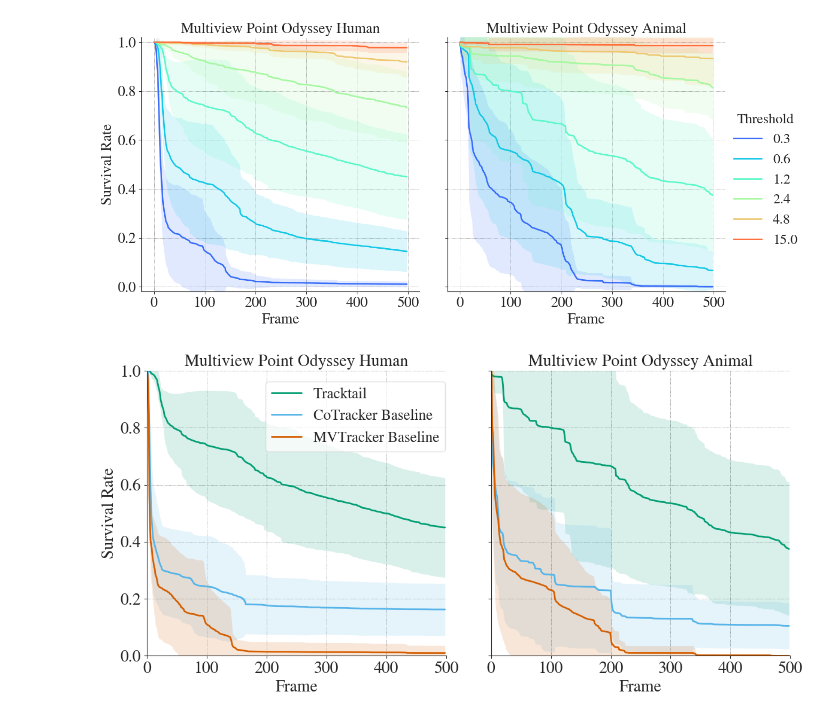
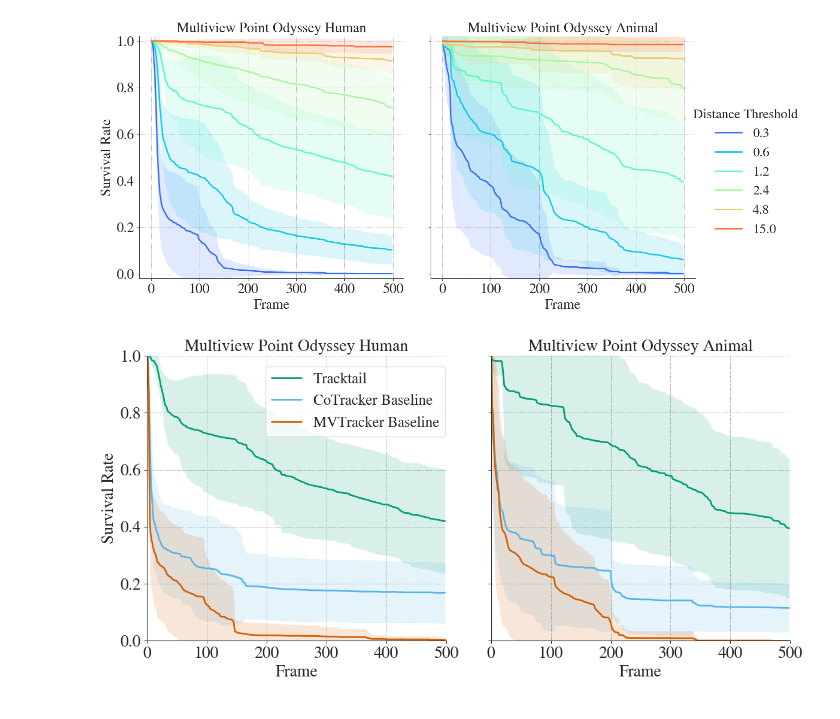
Before and after one commit to AI-HHMI/tracktail-paper, a Jupyter notebook: figure_survival.ipynb, the cells around one changed output. Drawn from its saved outputs; the diff is of its cells as text; code cells hidden in the pictures.

Commit message:
update figure notebooks

```diff
--- a/figure_survival.ipynb
+++ b/figure_survival.ipynb
@@ -13,8 +13,8 @@ matplotlib.rcParams.update({
     'mathtext.fontset': 'stix',
 })
 # %%
-data_path = '/home/ruppk2@hhmi.org/tracktail-paper/data/survival_curves_final.csv'
-outpath = '/home/ruppk2@hhmi.org/tracktail-paper/figures/v1'
+data_path = '/home/ruppk2@hhmi.org/tracktail-paper/data/v2/survival_curves.csv'
+outpath = '/home/ruppk2@hhmi.org/tracktail-paper/figures/v2'
 data = pd.read_csv(data_path)
 # %%
 # tracktail survival on mv po for various thresholds
@@ -27,7 +27,7 @@ fig, axs = plt.subplots(1, 2, figsize = (12, 6), sharey = True)
 axs = axs.flatten()
 
 palette = sns.color_palette('rainbow', n_colors = 6)
-tracktail_df = data[data['model'] == 'posetail']
+tracktail_df = data[data['model'] == 'posetail-4cams']
 datasets = ['human', 'animal']
 
 for i, (ax, dataset) in enumerate(zip(axs, datasets)):
@@ -62,36 +62,36 @@ for i, (ax, dataset) in enumerate(zip(axs, datasets)):
         ax.set_ylabel('Survival Rate', fontsize = fs)
     else:
         ax.set_ylabel('')
 
     # ax.set_title(f'{dataset.capitalize()}', fontsize = fs)
     ax.set_title(f'Multiview Point Odyssey {dataset.capitalize()}', fontsize = fs)
     ax.tick_params(axis = 'x', labelsize = fs)
     ax.tick_params(axis = 'y', labelsize = fs)
     ax.get_legend().remove()
     ax.grid(True, linestyle=':', color = 'k', linewidth=0.5, alpha=0.8)
     ax.set_ylim([-0.02, 1.02])
 
 # single shared legend outside the subplots
 handles, labels = ax.get_legend_handles_labels()
 fig.legend(handles, labels,
-           title = 'Threshold',
+           title = 'Distance Threshold',
            title_fontsize = fs - 1,
            loc='upper center',
-           bbox_to_anchor = (1.05, 0.73),
+           bbox_to_anchor = (1.07, 0.73),
            frameon = False,
            fontsize = fs - 1)
 
 plt.tight_layout()
 plt.subplots_adjust(wspace = 0.1)
 sns.despine()
 
 outdir = os.path.dirname(outpath)
 if outdir:
     os.makedirs(outdir, exist_ok=True)
 
 fig.savefig(os.path.join(outpath, 'po_survival_tracktail.pdf'), dpi=800, bbox_inches='tight')
 # %% [output]
-[figure, old version]
+[figure, new version]
 # %%
 # surival rate comparison on mv po for various methods
 
@@ -106,8 +106,8 @@ fig.savefig(os.path.join(outpath, 'po_survival_tracktail.pdf'), dpi=800, bbox_in
 
 
 label_dict = {
-    'posetail': 'Tracktail',
-    'cotracker': 'CoTracker Baseline',
+    'posetail-4cams': 'Tracktail',
+    'cotracker-4cams': 'CoTracker Baseline',
     'mvtracker-4cams-duster': 'MVTracker Baseline',
 }
 
@@ -124,7 +124,7 @@ colors = [palette[2], palette[9], palette[3]]
 
 thresh = 1.2 # [ 0.3,  0.6,  1.2,  2.4,  4.8, 15. ]
 threshold_df = data[data['threshold'] == thresh]
-threshold_df = threshold_df[~threshold_df['model'].str.contains('-gt')]
+threshold_df = threshold_df[threshold_df['model'].isin(label_dict.keys())]
 
 # models = ['posetail', 'cotracker', 'mvtracker-4cams-duster']
 # color_dict = {f'{m}_{d}': c
@@ -226,7 +226,7 @@ if outdir:
 
 fig.savefig(os.path.join(outpath, f'po_survival_comparison_{thresh}.pdf'), dpi=800, bbox_inches='tight')
 # %% [output]
-[figure, old version]
+[figure, new version]
 # %%
 # # surival rate comparison on mv po for various methods
 
```
Also changed, not shown: 7 other files.
